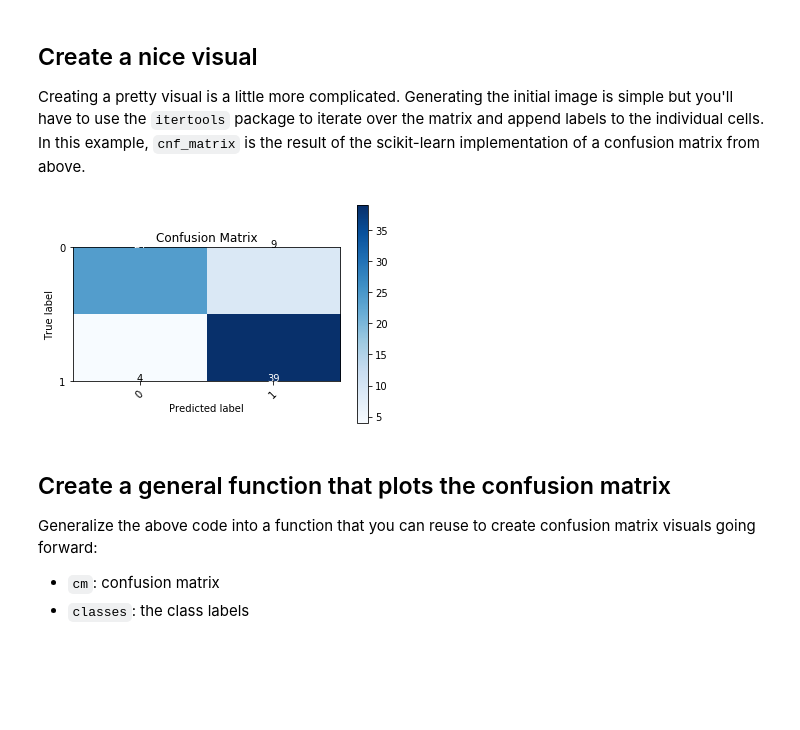
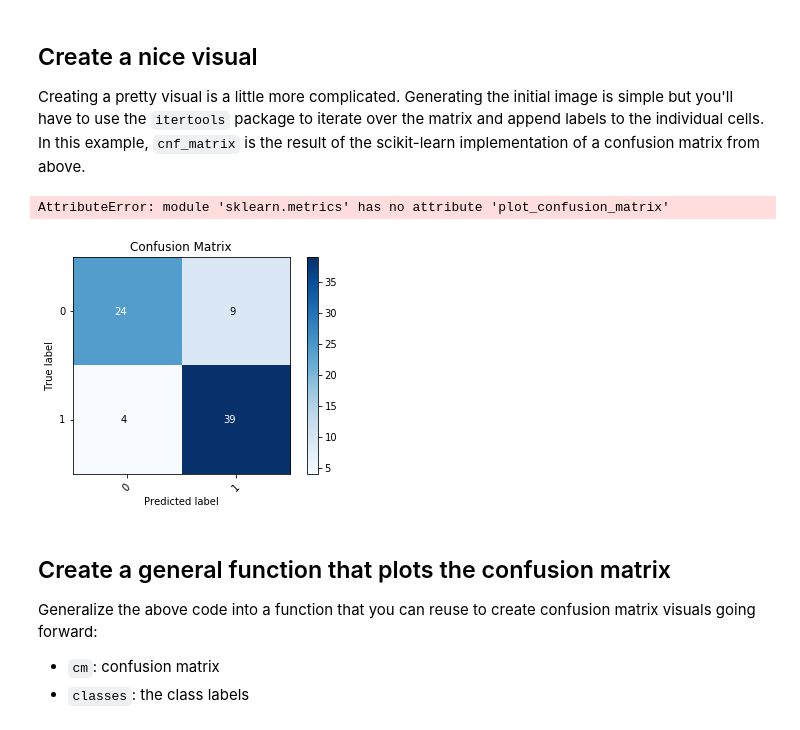
Before and after one commit to bmauss/dsc-visualizing-confusion-matrices-lab-onl01-dtsc-ft-052620, a Jupyter notebook: index.ipynb, the cells around one changed output. Saved outputs shown, nothing was run; the diff lists cells and outputs as text; code cells hidden in the pictures; blank space fills up the shorter version.

Commit message:
fixed plots

```diff
--- a/index.ipynb
+++ b/index.ipynb
@@ -132,39 +144,47 @@ Confusion Matrix:
 ## Create a nice visual
 
 Creating a pretty visual is a little more complicated. Generating the initial image is simple but you'll have to use the `itertools` package to iterate over the matrix and append labels to the individual cells. In this example, `cnf_matrix` is the result of the scikit-learn implementation of a confusion matrix from above.
+# %%
+from sklearn.metrics import *
+
+sklearn.metrics.plot_confusion_matrix(model_log, X_test, y_test)
+# %% [output]
+AttributeError: module 'sklearn.metrics' has no attribute 'plot_confusion_matrix'
 # %%
 import numpy as np
 import itertools
 import matplotlib.pyplot as plt
 %matplotlib inline
 
 # Create the basic matrix
 plt.imshow(cnf_matrix,  cmap=plt.cm.Blues)
 
 # Add title and axis labels
 plt.title('Confusion Matrix')
 plt.ylabel('True label')
 plt.xlabel('Predicted label')
 
 # Add appropriate axis scales
 class_names = set(y) # Get class labels to add to matrix
 tick_marks = np.arange(len(class_names))
 plt.xticks(tick_marks, class_names, rotation=45)
-plt.yticks(tick_marks, class_names)
+plt.yticks(tick_marks, class_names, verticalalignment='center')
 
 # Add labels to each cell
 thresh = cnf_matrix.max() / 2. # Used for text coloring below
 # Here we iterate through the confusion matrix and append labels to our visualization
 for i, j in itertools.product(range(cnf_matrix.shape[0]), range(cnf_matrix.shape[1])):
         plt.text(j, i, cnf_matrix[i, j],
-                 horizontalalignment='center',
+                 horizontalalignment='right',
+                 va='center',
                  color='white' if cnf_matrix[i, j] > thresh else 'black')
+
 
 # Add a legend
 plt.colorbar()
 plt.show()
 # %% [output]
-[figure, old version]
+[figure, new version]
 # %% [markdown]
 ## Create a general function that plots the confusion matrix
 Generalize the above code into a function that you can reuse to create confusion matrix visuals going forward:
```
Also changed, not shown: parts of 3 cells of this notebook.
